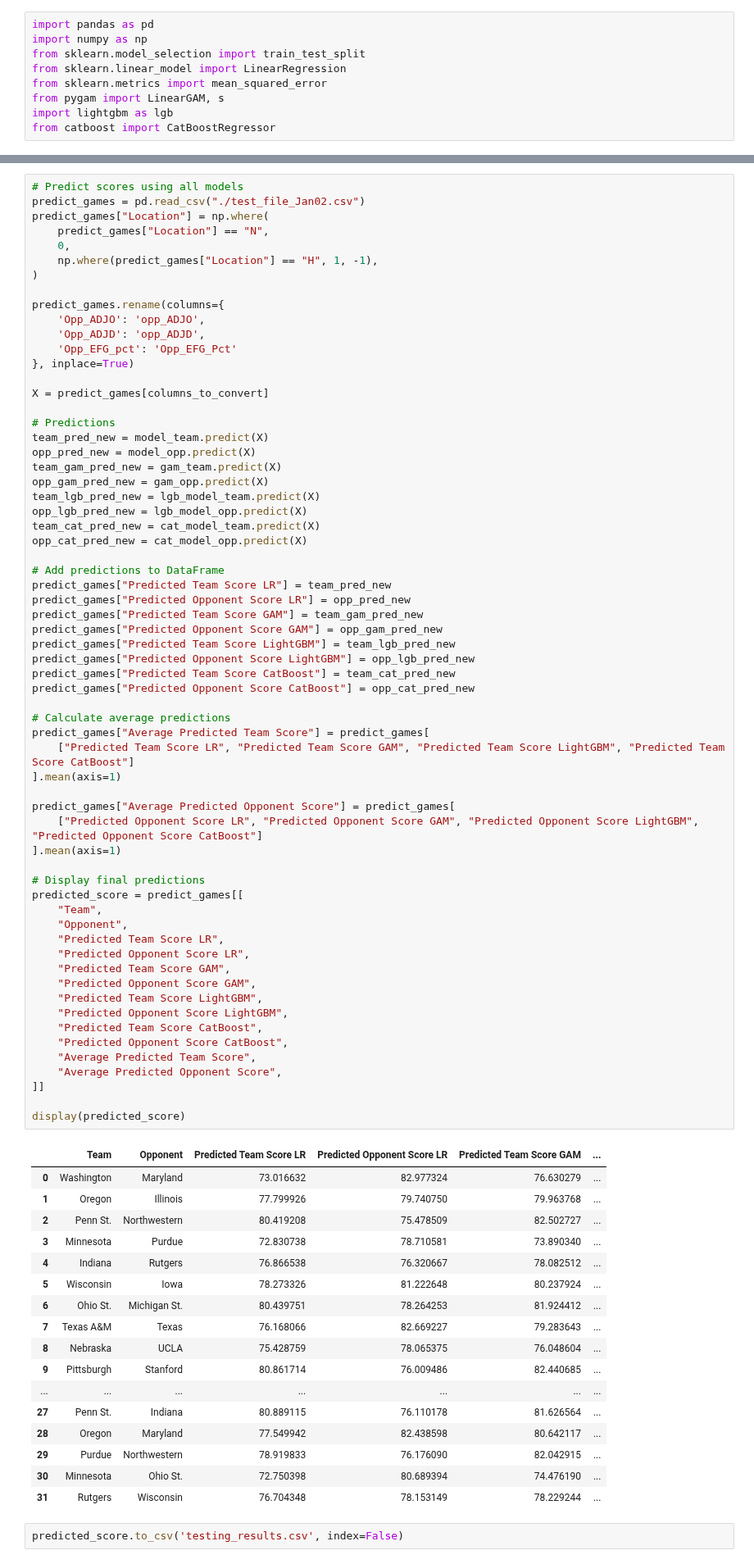
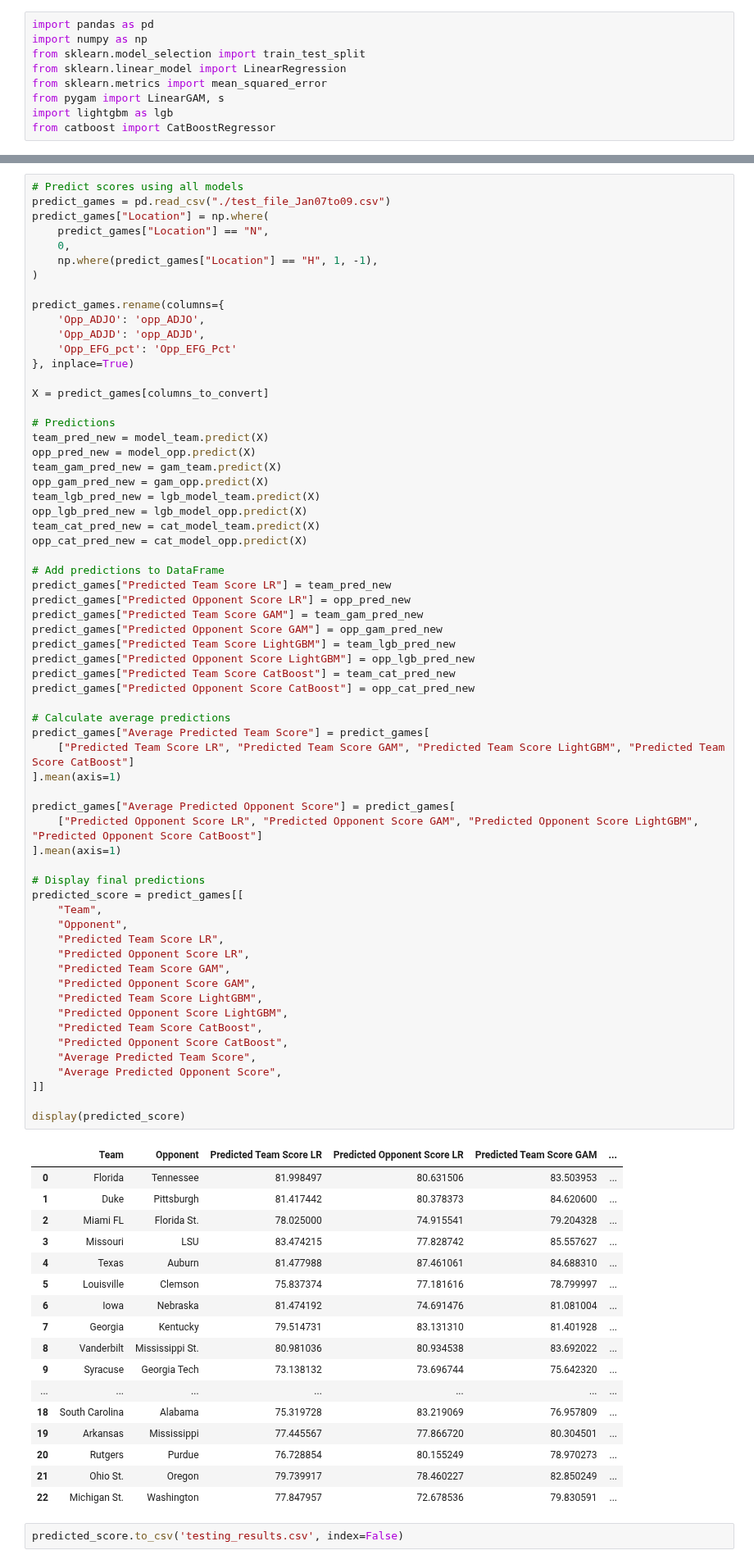
Before and after one commit to visheshgupta19/Stats_competition-, a Jupyter notebook: catBoost.ipynb, the cells around one changed output, grey strips where cells are left out. Shown at 82% size. Drawn from its saved outputs; the diff is of its cells as text.

Commit message:
new predictions

```diff
--- a/catBoost.ipynb
+++ b/catBoost.ipynb
@@ -173,6 +173,6 @@ Opponent Score Accuracy (CatBoost): 65.14%
 # %%
 # Predict scores using all models
-predict_games = pd.read_csv("./test_file_Jan02.csv")
+predict_games = pd.read_csv("./test_file_Jan07to09.csv")
 predict_games["Location"] = np.where(
     predict_games["Location"] == "N",
     0,
@@ -208,49 +208,49 @@ predict_games["Predicted Team Score CatBoost"] = team_cat_pred_new
 predict_games["Predicted Opponent Score CatBoost"] = opp_cat_pred_new
 
 # Calculate average predictions
 predict_games["Average Predicted Team Score"] = predict_games[
     ["Predicted Team Score LR", "Predicted Team Score GAM", "Predicted Team Score LightGBM", "Predicted Team Score CatBoost"]
 ].mean(axis=1)
 
 predict_games["Average Predicted Opponent Score"] = predict_games[
     ["Predicted Opponent Score LR", "Predicted Opponent Score GAM", "Predicted Opponent Score LightGBM", "Predicted Opponent Score CatBoost"]
 ].mean(axis=1)
 
 # Display final predictions
 predicted_score = predict_games[[
     "Team",
     "Opponent",
     "Predicted Team Score LR",
     "Predicted Opponent Score LR",
     "Predicted Team Score GAM",
     "Predicted Opponent Score GAM",
     "Predicted Team Score LightGBM",
     "Predicted Opponent Score LightGBM",
     "Predicted Team Score CatBoost",
     "Predicted Opponent Score CatBoost",
     "Average Predicted Team Score",
     "Average Predicted Opponent Score",
 ]]
 
 display(predicted_score)
 # %% [output]
 |  | Team | Opponent | Predicted Team Score LR | Predicted Opponent Score LR | Predicted Team Score GAM | ... |
-| 0 | Washington | Maryland | 73.016632 | 82.977324 | 76.630279 | ... |
-| 1 | Oregon | Illinois | 77.799926 | 79.740750 | 79.963768 | ... |
-| 2 | Penn St. | Northwestern | 80.419208 | 75.478509 | 82.502727 | ... |
-| 3 | Minnesota | Purdue | 72.830738 | 78.710581 | 73.890340 | ... |
-| 4 | Indiana | Rutgers | 76.866538 | 76.320667 | 78.082512 | ... |
-| 5 | Wisconsin | Iowa | 78.273326 | 81.222648 | 80.237924 | ... |
-| 6 | Ohio St. | Michigan St. | 80.439751 | 78.264253 | 81.924412 | ... |
-| 7 | Texas A&M | Texas | 76.168066 | 82.669227 | 79.283643 | ... |
-| 8 | Nebraska | UCLA | 75.428759 | 78.065375 | 76.048604 | ... |
-| 9 | Pittsburgh | Stanford | 80.861714 | 76.009486 | 82.440685 | ... |
+| 0 | Florida | Tennessee | 81.998497 | 80.631506 | 83.503953 | ... |
+| 1 | Duke | Pittsburgh | 81.417442 | 80.378373 | 84.620600 | ... |
+| 2 | Miami FL | Florida St. | 78.025000 | 74.915541 | 79.204328 | ... |
+| 3 | Missouri | LSU | 83.474215 | 77.828742 | 85.557627 | ... |
+| 4 | Texas | Auburn | 81.477988 | 87.461061 | 84.688310 | ... |
+| 5 | Louisville | Clemson | 75.837374 | 77.181616 | 78.799997 | ... |
+| 6 | Iowa | Nebraska | 81.474192 | 74.691476 | 81.081004 | ... |
+| 7 | Georgia | Kentucky | 79.514731 | 83.131310 | 81.401928 | ... |
+| 8 | Vanderbilt | Mississippi St. | 80.981036 | 80.934538 | 83.692022 | ... |
+| 9 | Syracuse | Georgia Tech | 73.138132 | 73.696744 | 75.642320 | ... |
 | ... | ... | ... | ... | ... | ... | ... |
-| 27 | Penn St. | Indiana | 80.889115 | 76.110178 | 81.626564 | ... |
-| 28 | Oregon | Maryland | 77.549942 | 82.438598 | 80.642117 | ... |
-| 29 | Purdue | Northwestern | 78.919833 | 76.176090 | 82.042915 | ... |
-| 30 | Minnesota | Ohio St. | 72.750398 | 80.689394 | 74.476190 | ... |
-| 31 | Rutgers | Wisconsin | 76.704348 | 78.153149 | 78.229244 | ... |
+| 18 | South Carolina | Alabama | 75.319728 | 83.219069 | 76.957809 | ... |
+| 19 | Arkansas | Mississippi | 77.445567 | 77.866720 | 80.304501 | ... |
+| 20 | Rutgers | Purdue | 76.728854 | 80.155249 | 78.970273 | ... |
+| 21 | Ohio St. | Oregon | 79.739917 | 78.460227 | 82.850249 | ... |
+| 22 | Michigan St. | Washington | 77.847957 | 72.678536 | 79.830591 | ... |
 # %%
 predicted_score.to_csv('testing_results.csv', index=False)
 # %%
```
Also changed, not shown: parts of 3 cells of this notebook, 8 other files.
